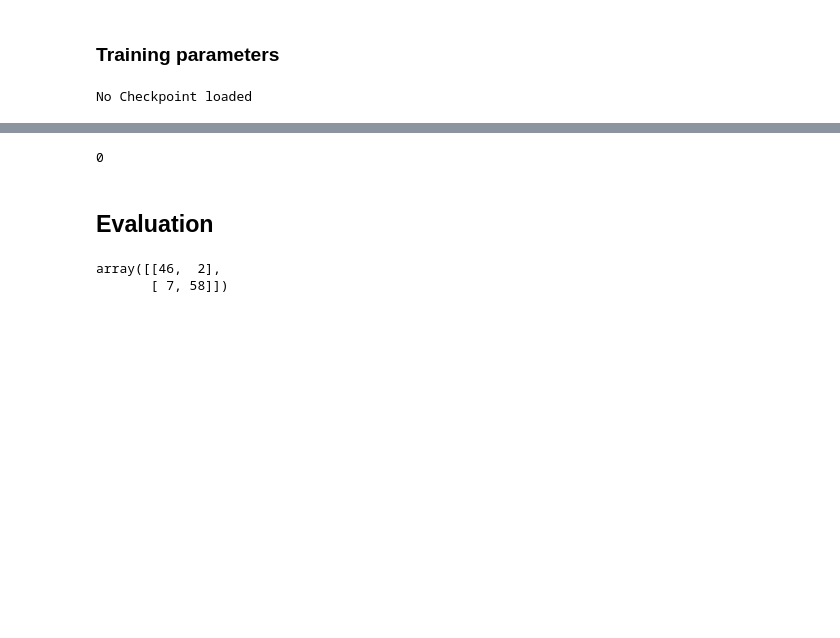
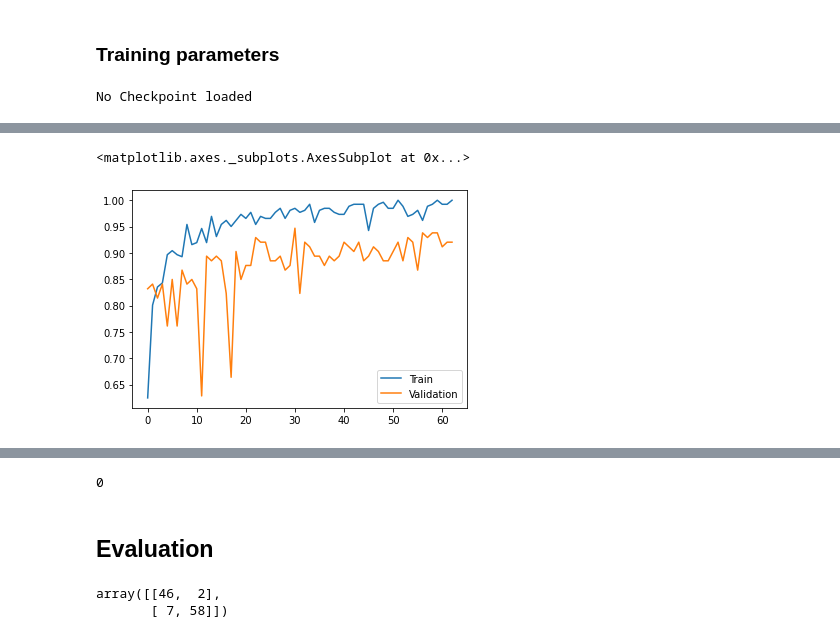
Before and after one commit to Vengadore/Notebooks, a Jupyter notebook: Training_optic_Discs_in_Efficientnet.ipynb, the cells around one changed output, grey strips where cells are left out. Drawn from its saved outputs; the diff is of its cells as text; code cells hidden in the pictures; blank space fills up the shorter version.

```diff
--- a/Training_optic_Discs_in_Efficientnet.ipynb
+++ b/Training_optic_Discs_in_Efficientnet.ipynb
@@ -109,7 +123,7 @@ from PIL import Image
 
 transforms = Compose([RandomHorizontalFlip(),RandomVerticalFlip(),RandomRotation(180),ColorJitter(0.5,0.5,0.5)]) # Transformations for the training images
 
-composed = Compose([Resize(400), # Resize to a fit size for efficientnet
+composed = Compose([Resize(600), # Resize to a fit size for efficientnet
                     ToTensor(),  # Convert into sensor
                     Normalize((0.5, 0.5, 0.5), (0.5, 0.5, 0.5))]) # Normalize image
 # %% [markdown]
@@ -117,9 +131,10 @@ composed = Compose([Resize(400), # Resize to a fit size for efficientnet
 # %%
 device = torch.device('cuda' if torch.cuda.is_available() else 'cpu')
 model.to(device);
-torch.manual_seed(17)
+seed = 17
+torch.manual_seed(seed)
 criterion = torch.nn.CrossEntropyLoss()
-optimizer = torch.optim.Adam(model.parameters(), lr=0.00001)
+optimizer = torch.optim.Adam(model.parameters(), lr=0.0001)
 # %%
 try:
     model = torch.load('./checkpoint_b0_11.ph', map_location=device)
@@ -136,9 +151,14 @@ classes = {0:[0,0,0,0,1],
 # %%
 from tqdm import tqdm
 import random
+random.seed(seed)
 
 epochs = 100
-batch_size = 1
+batch_size = 1  # I will use batch size of 1 to keep the ratio of each image
+
+TRAINING_acc = []
+VALIDATION_acc = []
+BEST_val_acc = 0.0
 
 for epoch in range(epochs):
 
@@ -188,6 +208,7 @@ for epoch in range(epochs):
         acc = torch.sum(preds == y_true).cpu().detach().numpy()/batch_size;
         pbar.set_description("Epoch: {} Accuracy: {:0.5f} Loss: {:0.5f} ".format(epoch+1,running_acc/t,loss.item()))
     #Validation
+    TRAINING_acc.append(running_acc/t)
     val_acc = 0.0
     val_loss = 0.0
     t = 0
@@ -219,9 +240,12 @@ for epoch in range(epochs):
             t += batch_size
             _, preds = torch.max(outputs, 1)
             val_acc += torch.sum(preds == y_true).cpu().detach().numpy()
+    VALIDATION_acc.append(val_acc/t)
     print("Validation -- Accuracy: {:0.5f} Loss: {:0.5f} \n".format(val_acc/t,loss.item()))
-    try:
-        torch.save(model,"/content/checkpoint_{}_{}_{:0.5f}.ph".format(network_name,epoch+1,val_acc/t))
-    except:
-        continue
+    if val_acc/t > BEST_val_acc:
+        try:
+            torch.save(model,"/content/checkpoint_{}_{}_{:0.5f}.ph".format(network_name,epoch+1,val_acc/t))
+            BEST_val_acc = val_acc/t
+        except:
+            continue
 # %% [output]
@@ -228,0 +265,6 @@ Validation -- Accuracy: 0.93805 Loss: 0.00078
+# %%
+history = pd.DataFrame({"Train":TRAINING_acc,"Validation":VALIDATION_acc})
+history.plot()
+# %% [output]
+<matplotlib.axes._subplots.AxesSubplot at 0x...>
+[figure, added]
```
Also changed, not shown: parts of 9 cells of this notebook.
